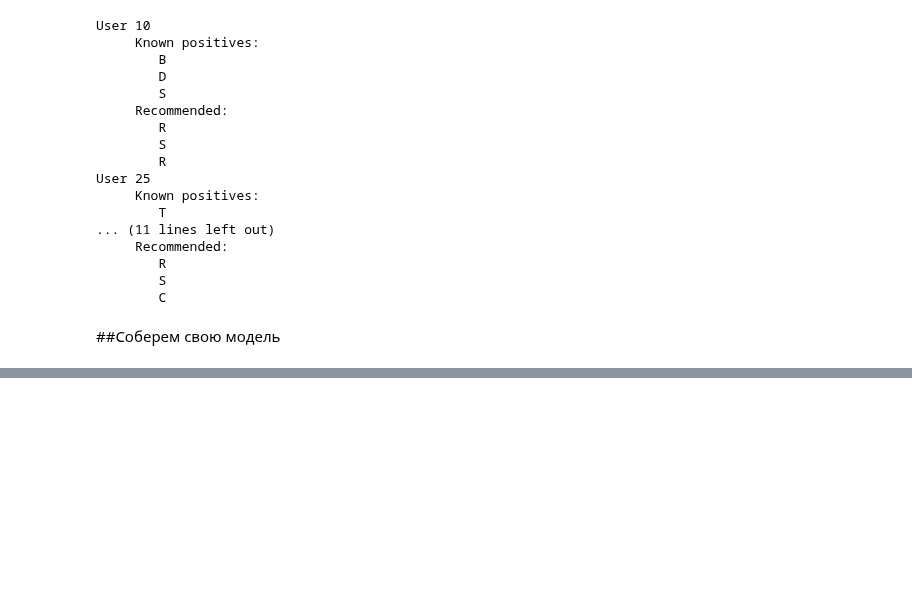
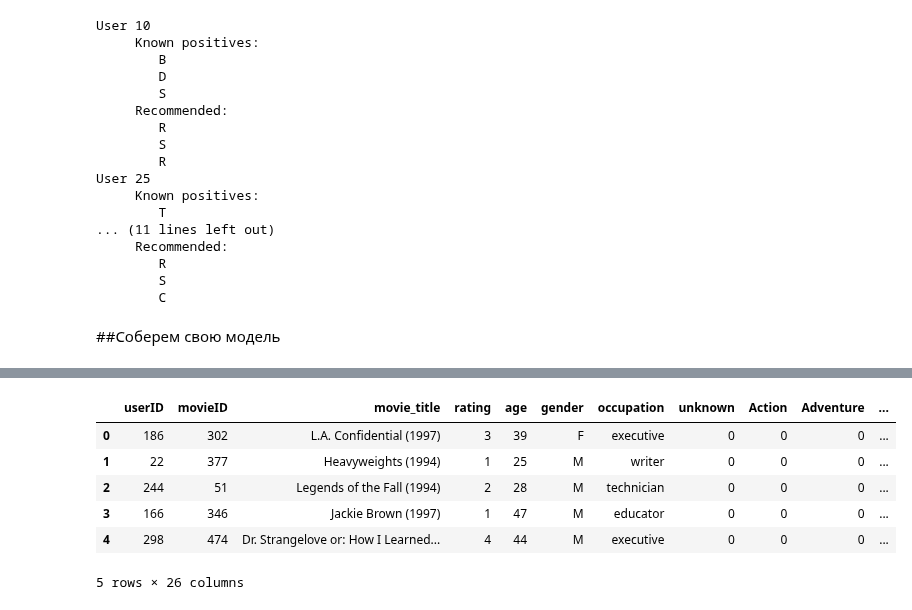
Before and after one commit to desve/AML-54, a Jupyter notebook: 5 Гибридные рекомендательные системы/HW/HW_3.ipynb, the cells around one changed output, grey strips where cells are left out. Cells and saved outputs as stored; diff of their text form; code cells hidden in the pictures; blank space fills up the shorter version.

```diff
--- a/5 Гибридные рекомендательные системы/HW/HW_3.ipynb
+++ b/5 Гибридные рекомендательные системы/HW/HW_3.ipynb
@@ -334,0 +365,17 @@ User 25
+# %%
+# выбираю основную на мой взгляд информацию
+cols = ['userID', 'movieID', 'movie_title', 'rating', 'age', 'gender', 'occupation',
+        'unknown', 'Action', 'Adventure', 'Animation',
+        'Children_s', 'Comedy', 'Crime', 'Documentary', 'Drama', 'Fantasy',
+        'Film-Noir', 'Horror', 'Musical', 'Mystery', 'Romance', 'Sci-Fi',
+        'Thriller', 'War', 'Western']
+df_data = df_2[cols]
+df_data.head()
+# %% [output]
+|  | userID | movieID | movie_title | rating | age | gender | occupation | unknown | Action | Adventure | ... |
+| 0 | 186 | 302 | L.A. Confidential (1997) | 3 | 39 | F | executive | 0 | 0 | 0 | ... |
+| 1 | 22 | 377 | Heavyweights (1994) | 1 | 25 | M | writer | 0 | 0 | 0 | ... |
+| 2 | 244 | 51 | Legends of the Fall (1994) | 2 | 28 | M | technician | 0 | 0 | 0 | ... |
+| 3 | 166 | 346 | Jackie Brown (1997) | 1 | 47 | M | educator | 0 | 0 | 0 | ... |
+| 4 | 298 | 474 | Dr. Strangelove or: How I Learned... | 4 | 44 | M | executive | 0 | 0 | 0 | ... |
+5 rows × 26 columns
```
Also changed, not shown: parts of 9 cells of this notebook.
